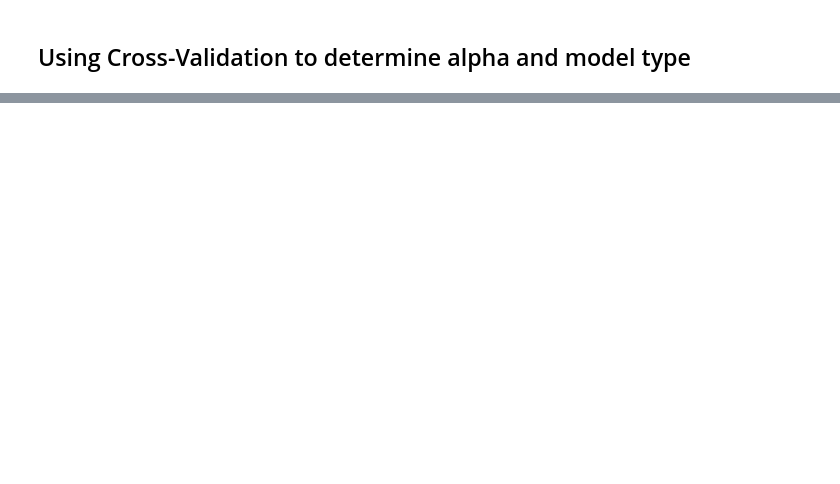
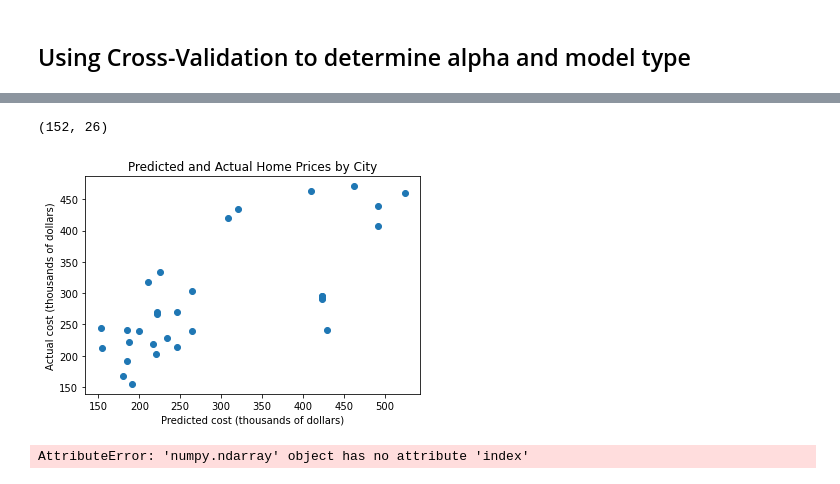
Before and after one commit to pjn51/beauty-and-value, a Jupyter notebook: metis_project_2.ipynb, the cells around one changed output, grey strips where cells are left out. Cells and saved outputs as stored; diff of their text form; code cells hidden in the pictures; blank space fills up the shorter version.

```diff
--- a/metis_project_2.ipynb
+++ b/metis_project_2.ipynb
@@ -898,0 +962,16 @@ Min LASSO MAE: 57211
+# %%
+x_tr.shape
+# %% [output]
+(152, 26)
+# %%
+plt.scatter(y_test, ridge_test_pred)
+plt.title('Predicted and Actual Home Prices by City');
+plt.xlabel('Predicted cost (thousands of dollars)');
+plt.ylabel('Actual cost (thousands of dollars)');
+#plt.savefig('predicted_actual_test.png')
+# %% [output]
+[figure, added]
+# %%
+ridge_test_pred
+# %% [output]
+AttributeError: 'numpy.ndarray' object has no attribute 'index'
```
Also changed, not shown: parts of 89 cells of this notebook, 8 other files.
